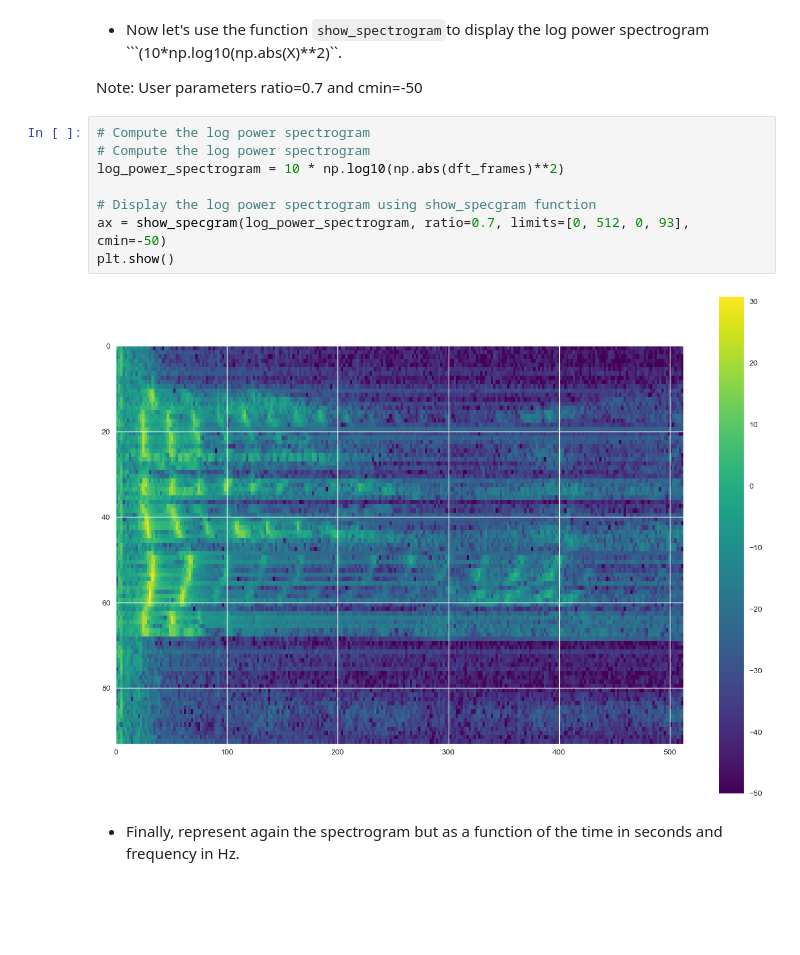
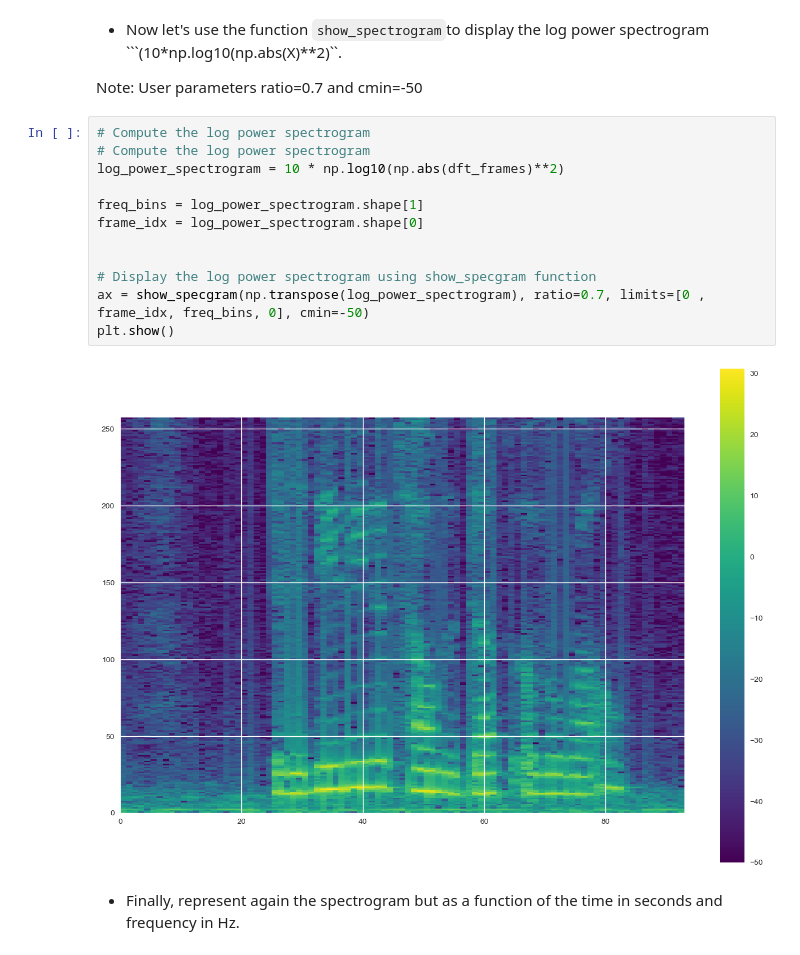
Before and after one commit to Carmenfranci/Selected, a Jupyter notebook: Lab_1_students.ipynb, the cells around one changed output. Drawn from its saved outputs; the diff is of its cells as text; blank space fills up the shorter version.

```diff
--- a/Lab_1_students.ipynb
+++ b/Lab_1_students.ipynb
@@ -647,13 +637,17 @@ Note: User parameters ratio=0.7 and  cmin=-50
 # %%
 # Compute the log power spectrogram
 # Compute the log power spectrogram
 log_power_spectrogram = 10 * np.log10(np.abs(dft_frames)**2)
 
+freq_bins = log_power_spectrogram.shape[1]
+frame_idx = log_power_spectrogram.shape[0]
+
+
 # Display the log power spectrogram using show_specgram function
-ax = show_specgram(log_power_spectrogram, ratio=0.7, limits=[0, 512, 0, 93], cmin=-50)
+ax = show_specgram(np.transpose(log_power_spectrogram), ratio=0.7, limits=[0 , frame_idx, freq_bins, 0], cmin=-50)
 plt.show()
 # %% [output]
-[figure, old version]
+[figure, new version]
 # %% [markdown]
 * Finally, represent again the spectrogram but as a function of the time in seconds and frequency in Hz.
 # %%
```
Also changed, not shown: parts of 9 cells of this notebook.
